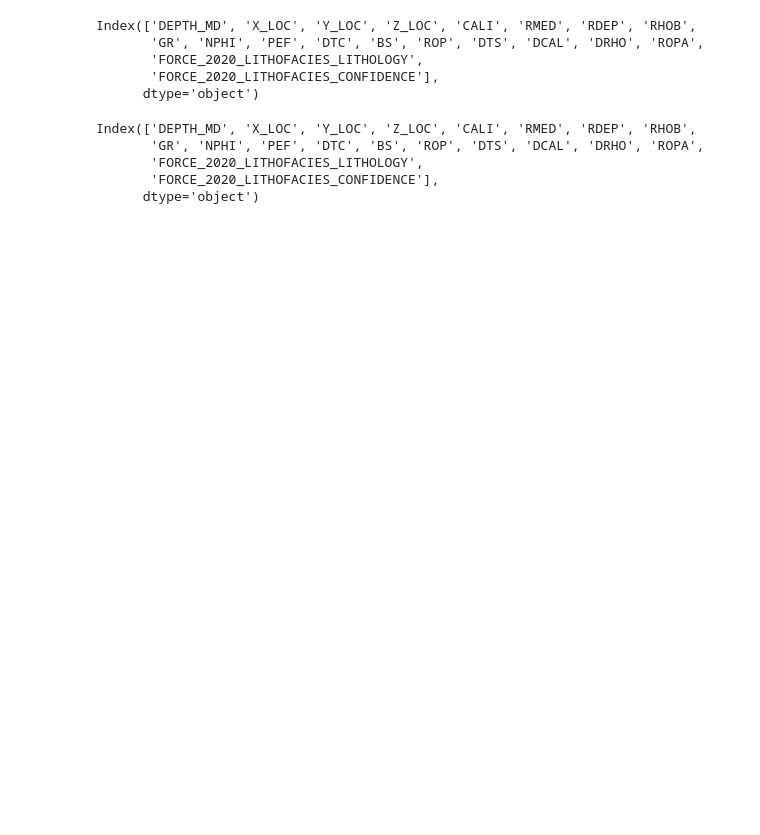
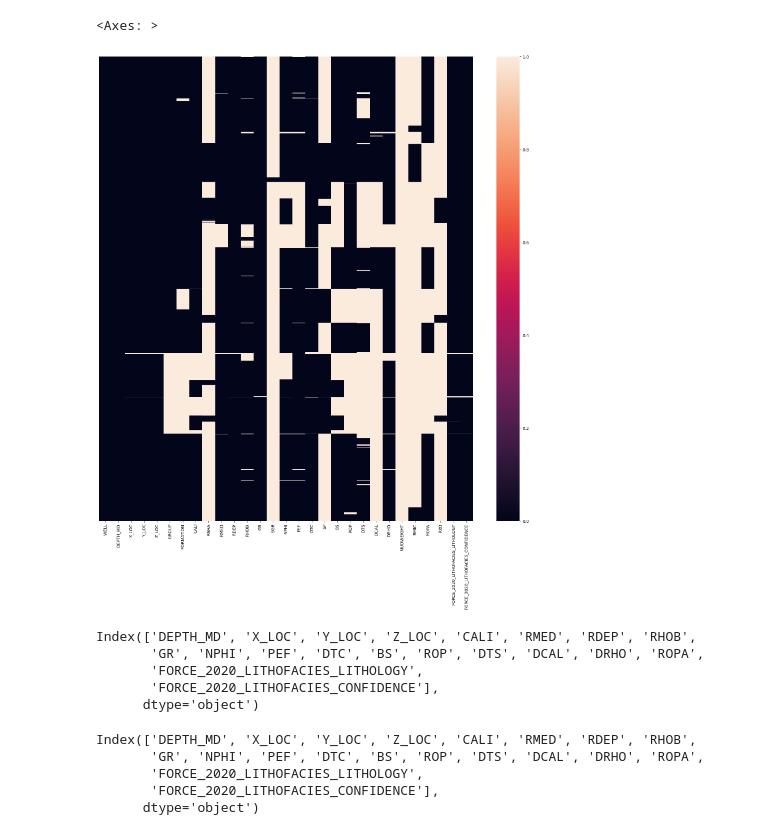
Before and after one commit to EgorenkovaURFU/well_log, a Jupyter notebook: EDA_01.ipynb, the cells around one changed output. Drawn from its saved outputs; the diff is of its cells as text; code cells hidden in the pictures; blank space fills up the shorter version.

Commit message:
null visualization

```diff
--- a/EDA_01.ipynb
+++ b/EDA_01.ipynb
@@ -31,6 +32,14 @@ df_11.drop(columns=['Unnamed: 0', 'DEPT'], inplace=True)
 df_12["DEPTH_MD"] = df_12['DEPT']
 df_12['WELL'] = '31/6-8'
 df_12.drop(columns=['Unnamed: 0', 'DEPT'], inplace=True)
+# %%
+init_df = pd.concat([df_1, df_2, df_3, df_4, df_7, df_9, df_10, df_11, df_12, df_14, df_19])
+# %%
+plt.figure(figsize=(20, 20))
+sns.heatmap(init_df.isnull(), yticklabels=False)
+# %% [output]
+<Axes: >
+[figure, added]
 # %%
 df_1 = df_1.dropna(subset=['FORCE_2020_LITHOFACIES_LITHOLOGY'])
 df_2 = df_2.dropna(subset=['FORCE_2020_LITHOFACIES_LITHOLOGY'])
```
Also changed, not shown: parts of 3 cells of this notebook.
